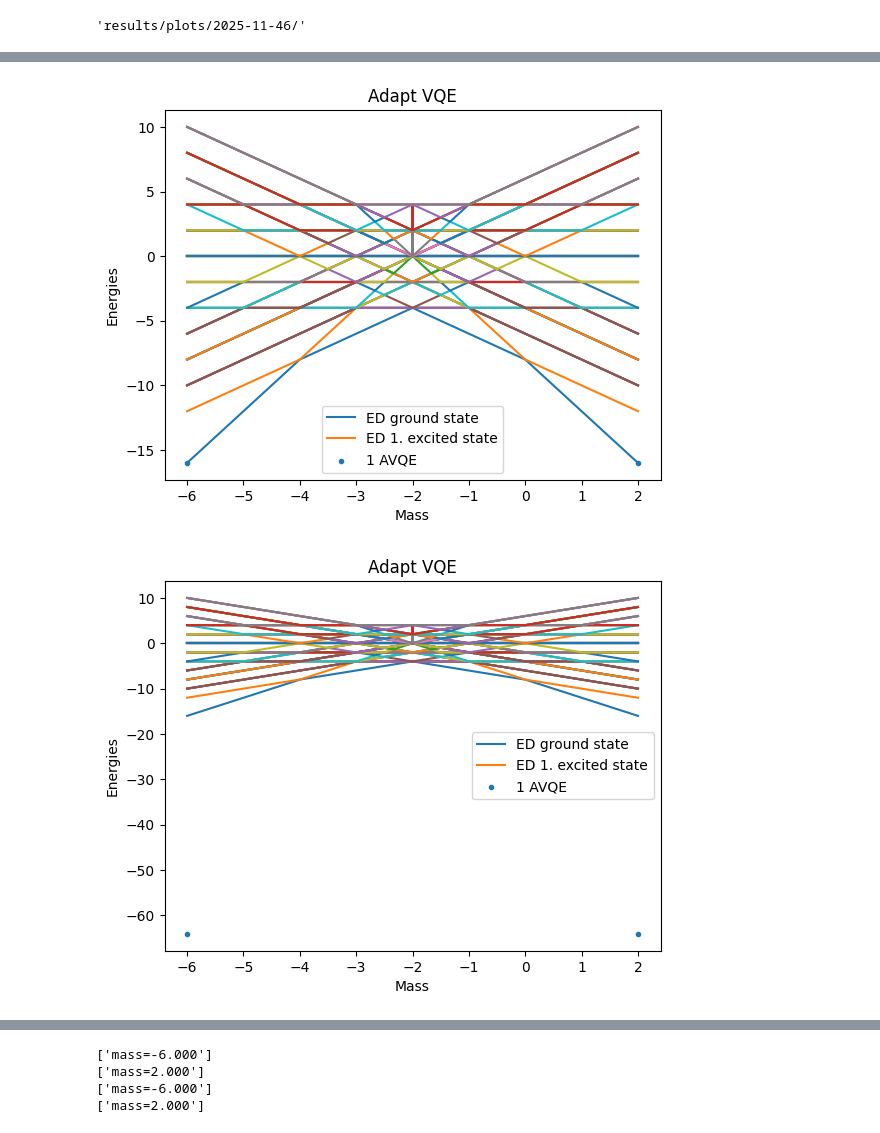
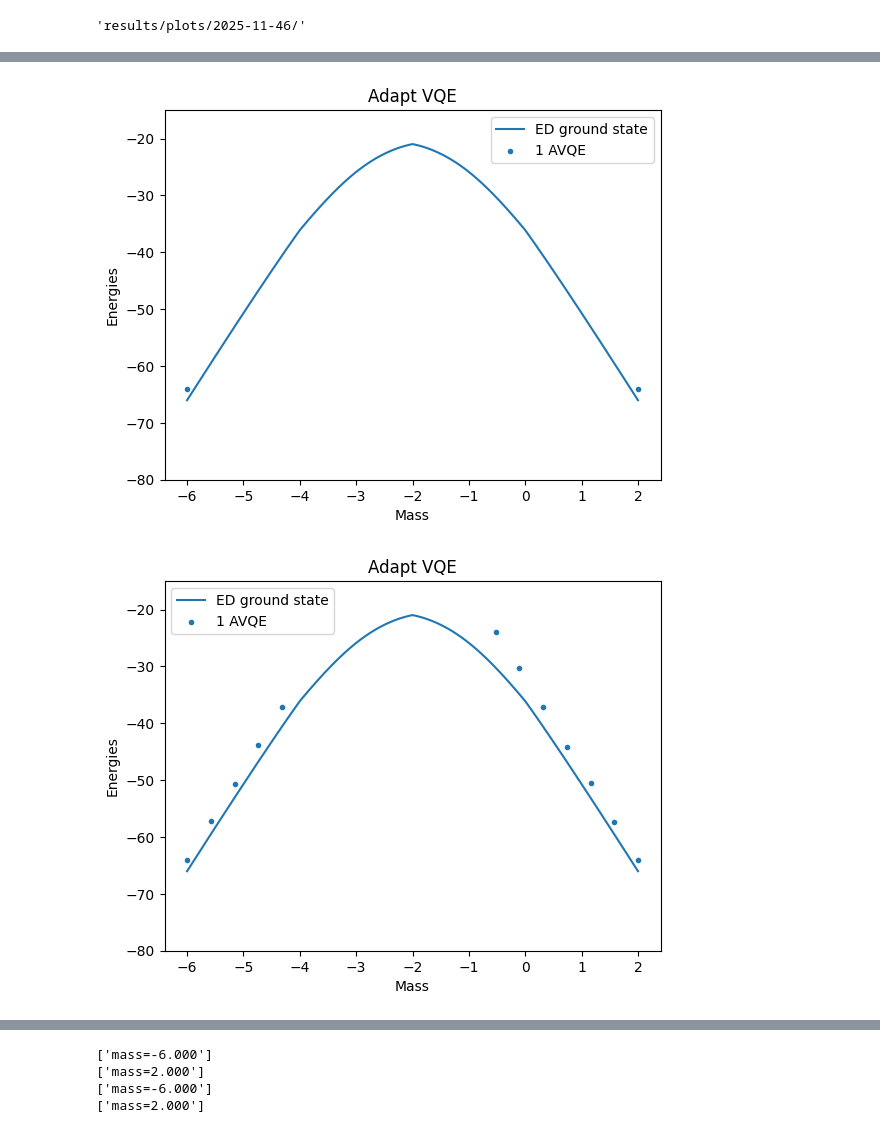
Before and after one commit to NicoDic98/QC-MasterThesis, a Jupyter notebook: plots.ipynb, the cells around one changed output, grey strips where cells are left out. Drawn from its saved outputs; the diff is of its cells as text; code cells hidden in the pictures.

Commit message:
4x4 plots done

```diff
--- a/plots.ipynb
+++ b/plots.ipynb
@@ -169,7 +169,8 @@ datasets = [
     # "2025-10-28_15-20-19-23771113", "2025-10-28_15-29-20-23771123", "2025-10-28_15-30-53-23771131",
     # "2025-11-05_12-09-09-23809713",
     # "2025-11-13_14-45-01-23862036", "2025-11-13_14-54-02-23862126", "2025-11-13_15-58-15-23862817", "2025-11-13_16-02-16-23862877", "2025-11-13_16-14-18-23863023", "2025-11-13_16-22-00-23863126", "2025-11-13_16-36-21-23863344",
-    "2025-11-14_15-15-44-23884079", "2025-11-14_14-49-29-23883328", "2025-11-14_17-29-44-23886182"
+    # "2025-11-14_15-15-44-23884079",
+    "2025-11-14_14-49-29-23883328", "2025-11-14_17-29-44-23886182"
 ]
 combine_data()
 global_info_dict = {}
@@ -204,23 +197,28 @@ Skipping combined file 2025-11-44.hdf5
 # %%
 with h5py.File(f"{data_folder}{"2025-09-35"}.hdf5", "r") as f:
     ed_loader = ResultLoader(f["2025-09-03_22-35-17"])
     ed_energy, ed_mass = ed_loader.get_energy_mass({})
+temp = np.genfromtxt("results/data/4x4_Wilson_r1.csv", delimiter=",")
+ed_mass = temp[:, 0]
+ed_energy = temp[:, 1]
 with h5py.File(h5_file, "r") as f:
     for name in datasets:
         avqe_1_loader = ResultLoader(f[name])
         avqe_1_energy, avqe_1_mass = avqe_1_loader.get_energy_mass({})
         # circuit = avqe_1_loader.get_circuit({HamiltonianParameters.Mass: 2})
         fig, ax = plt.subplots()
-        ax.plot(ed_mass, ed_energy[:, 0], label="ED ground state", zorder=-1)
-        ax.plot(ed_mass, ed_energy[:, 1], label="ED 1. excited state", zorder=-1)
-        ax.plot(ed_mass, ed_energy[:, 2:68], zorder=-1)
+        ax.plot(ed_mass, ed_energy, label="ED ground state", zorder=-1)
+        # ax.plot(ed_mass, ed_energy[:, 0], label="ED ground state", zorder=-1)
+        # ax.plot(ed_mass, ed_energy[:, 1], label="ED 1. excited state", zorder=-1)
+        # ax.plot(ed_mass, ed_energy[:, 2:68], zorder=-1)
+
         ax.scatter(avqe_1_mass, avqe_1_energy, label="1 AVQE", marker='.')
         ax.set(xlabel='Mass', ylabel='Energies')
         ax.set_title("Adapt VQE")
         ax.legend()
-        # ax.set_ylim(-17,17)
+        ax.set_ylim(-80,-15)
         fig.savefig(f"{output_filename}e_m_{name}.png")
         fig.savefig(f"{output_filename}e_m_{name}.pdf")
 # %% [output]
-[figure, old version]
+[figure, new version]
-[figure, old version]
+[figure, new version]
```
Also changed, not shown: parts of 2 cells of this notebook, 5 other files.
